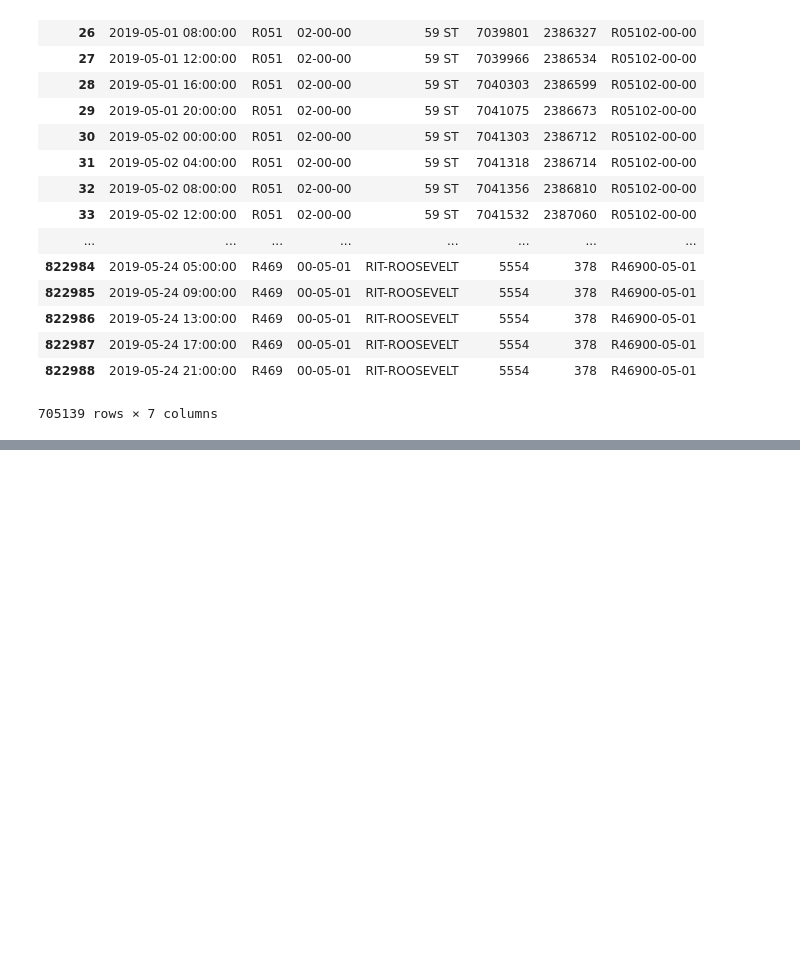
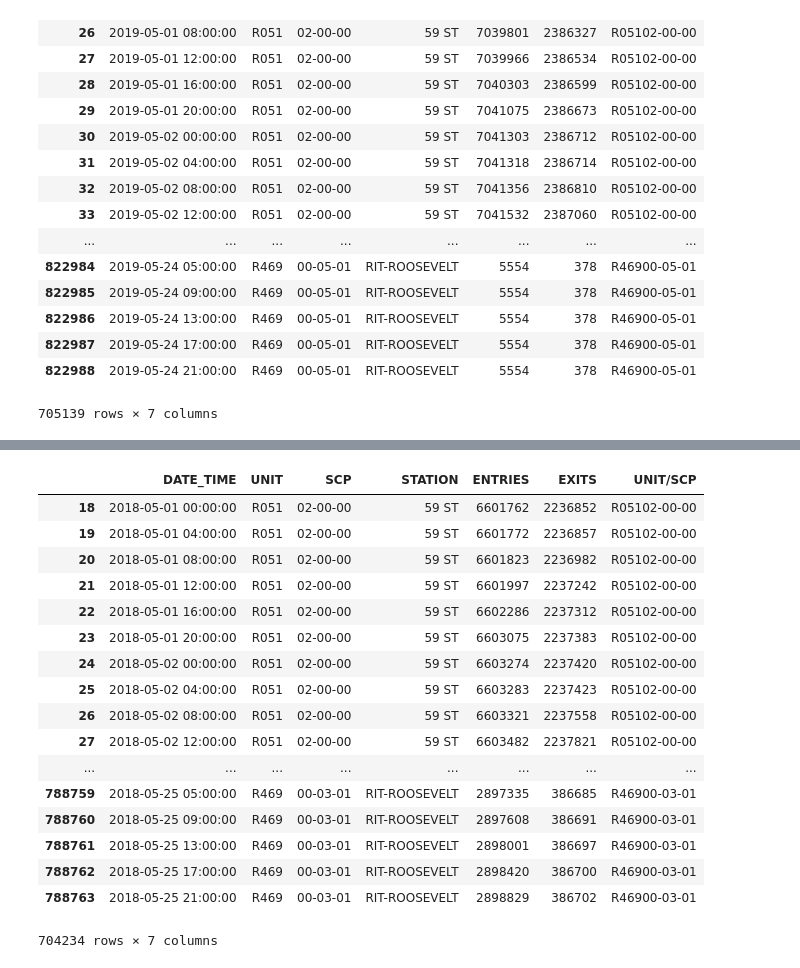
Before and after one commit to amamisa/project-01, a Jupyter notebook: project-01.ipynb, the cells around one changed output, grey strips where cells are left out. Saved outputs shown, nothing was run; the diff lists cells and outputs as text; code cells hidden in the pictures; blank space fills up the shorter version.

```diff
--- a/project-01.ipynb
+++ b/project-01.ipynb
@@ -5,6 +5,8 @@ import numpy as np
 pd.set_option('display.max_rows', 200)
 # %%
 year19_path_list=  ['turnstile_190504.txt', 'turnstile_190511.txt','turnstile_190518.txt', 'turnstile_190525.txt']
+# %%
+year18_path_list=  ['turnstile_180505.txt', 'turnstile_180512.txt','turnstile_180519.txt', 'turnstile_180526.txt']
 # %%
 year17_path_list= ['turnstile_170506.txt', 'turnstile_170513.txt','turnstile_170527.txt', 'turnstile_170520.txt']
 # %%
@@ -71 +79,26 @@ year17
 728661 rows × 7 columns
+# %%
+year18=load_data(year18_path_list)
+# %%
+year18 = preprocessing(year18)
+# %%
+year18
+# %% [output]
+|  | DATE_TIME | UNIT | SCP | STATION | ENTRIES | EXITS | UNIT/SCP |
+| 18 | 2018-05-01 00:00:00 | R051 | 02-00-00 | 59 ST | 6601762 | 2236852 | R05102-00-00 |
+| 19 | 2018-05-01 04:00:00 | R051 | 02-00-00 | 59 ST | 6601772 | 2236857 | R05102-00-00 |
+| 20 | 2018-05-01 08:00:00 | R051 | 02-00-00 | 59 ST | 6601823 | 2236982 | R05102-00-00 |
+| 21 | 2018-05-01 12:00:00 | R051 | 02-00-00 | 59 ST | 6601997 | 2237242 | R05102-00-00 |
+| 22 | 2018-05-01 16:00:00 | R051 | 02-00-00 | 59 ST | 6602286 | 2237312 | R05102-00-00 |
+| 23 | 2018-05-01 20:00:00 | R051 | 02-00-00 | 59 ST | 6603075 | 2237383 | R05102-00-00 |
+| 24 | 2018-05-02 00:00:00 | R051 | 02-00-00 | 59 ST | 6603274 | 2237420 | R05102-00-00 |
+| 25 | 2018-05-02 04:00:00 | R051 | 02-00-00 | 59 ST | 6603283 | 2237423 | R05102-00-00 |
+| 26 | 2018-05-02 08:00:00 | R051 | 02-00-00 | 59 ST | 6603321 | 2237558 | R05102-00-00 |
+| 27 | 2018-05-02 12:00:00 | R051 | 02-00-00 | 59 ST | 6603482 | 2237821 | R05102-00-00 |
+| ... | ... | ... | ... | ... | ... | ... | ... |
+| 788759 | 2018-05-25 05:00:00 | R469 | 00-03-01 | RIT-ROOSEVELT | 2897335 | 386685 | R46900-03-01 |
+| 788760 | 2018-05-25 09:00:00 | R469 | 00-03-01 | RIT-ROOSEVELT | 2897608 | 386691 | R46900-03-01 |
+| 788761 | 2018-05-25 13:00:00 | R469 | 00-03-01 | RIT-ROOSEVELT | 2898001 | 386697 | R46900-03-01 |
+| 788762 | 2018-05-25 17:00:00 | R469 | 00-03-01 | RIT-ROOSEVELT | 2898420 | 386700 | R46900-03-01 |
+| 788763 | 2018-05-25 21:00:00 | R469 | 00-03-01 | RIT-ROOSEVELT | 2898829 | 386702 | R46900-03-01 |
+704234 rows × 7 columns
```
Also changed, not shown: parts of 5 cells of this notebook, 4 other files.
